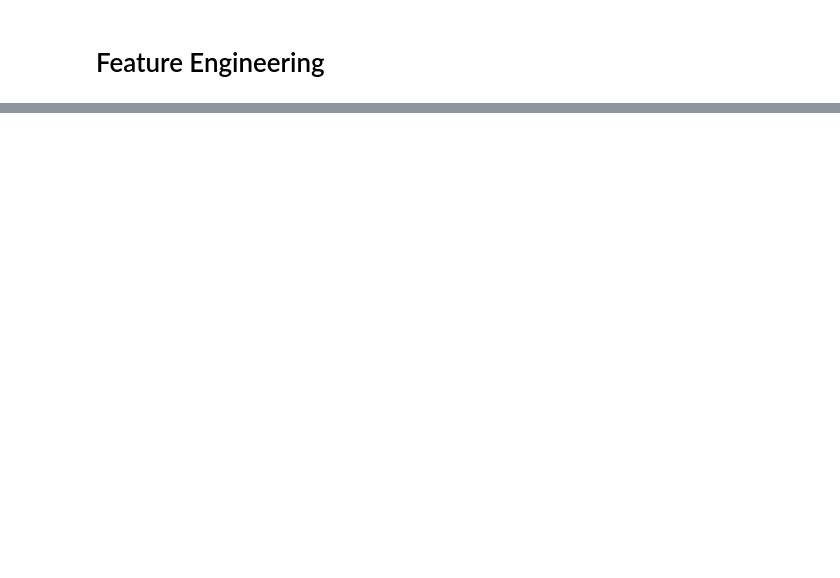
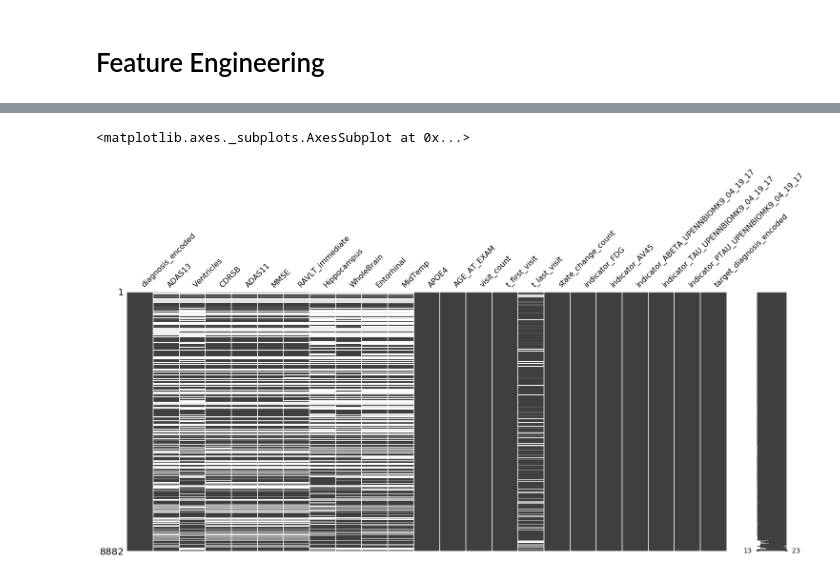
Before and after one commit to maxhipperson/Predicting-Alzheimers, a Jupyter notebook: data_exploration_04.ipynb, the cells around one changed output, grey strips where cells are left out. Saved outputs shown, nothing was run; the diff lists cells and outputs as text; code cells hidden in the pictures; blank space fills up the shorter version.

```diff
--- a/data_exploration_04.ipynb
+++ b/data_exploration_04.ipynb
@@ -275,0 +12,10 @@ roc_auc_score(y_test, preds, multi_class='ovo')
+# %%
+# import data and featureset
+from utils import utils
+import pandas as pd
+
+dataset = './data/dataset_benchmark.csv'
+featureset = './features/features_custom.yaml'
+
+df, x, y, x_train, x_test, y_train, y_test = utils.load_benchmark_dataset(dataset, featureset, dropna=False)
+classes = ['CN', 'MCI', 'AD']
@@ -275,0 +55,6 @@ roc_auc_score(y_test, preds, multi_class='ovo')
+# %%
+# matrix
+msno.matrix(df)
+# %% [output]
+<matplotlib.axes._subplots.AxesSubplot at 0x...>
+[figure, added]
```
Also changed, not shown: parts of 60 cells of this notebook.
